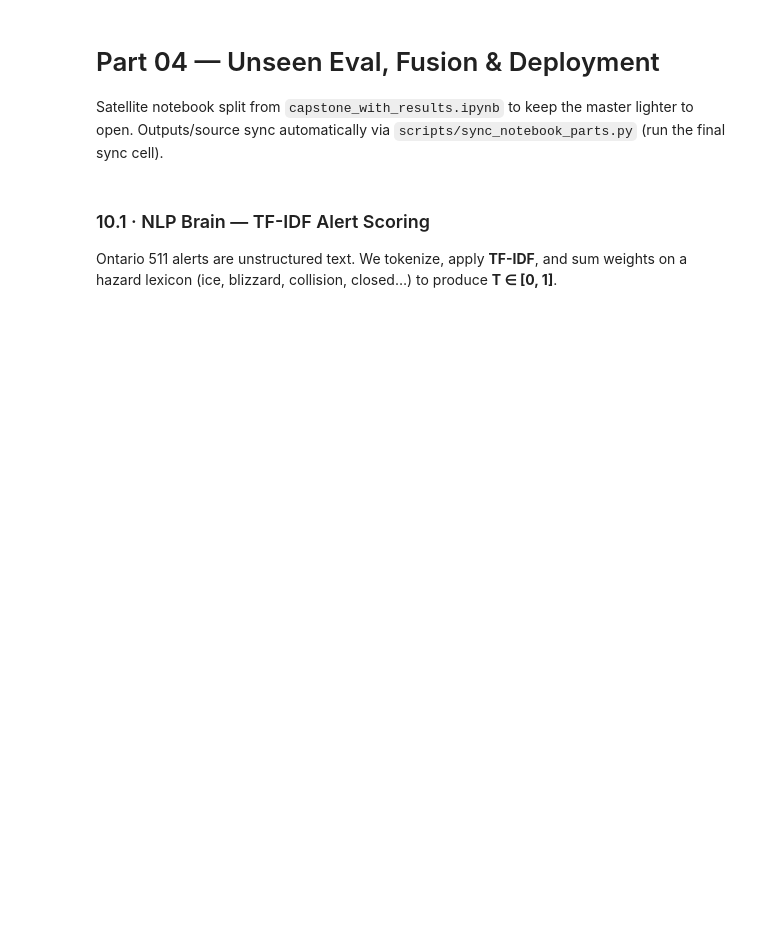
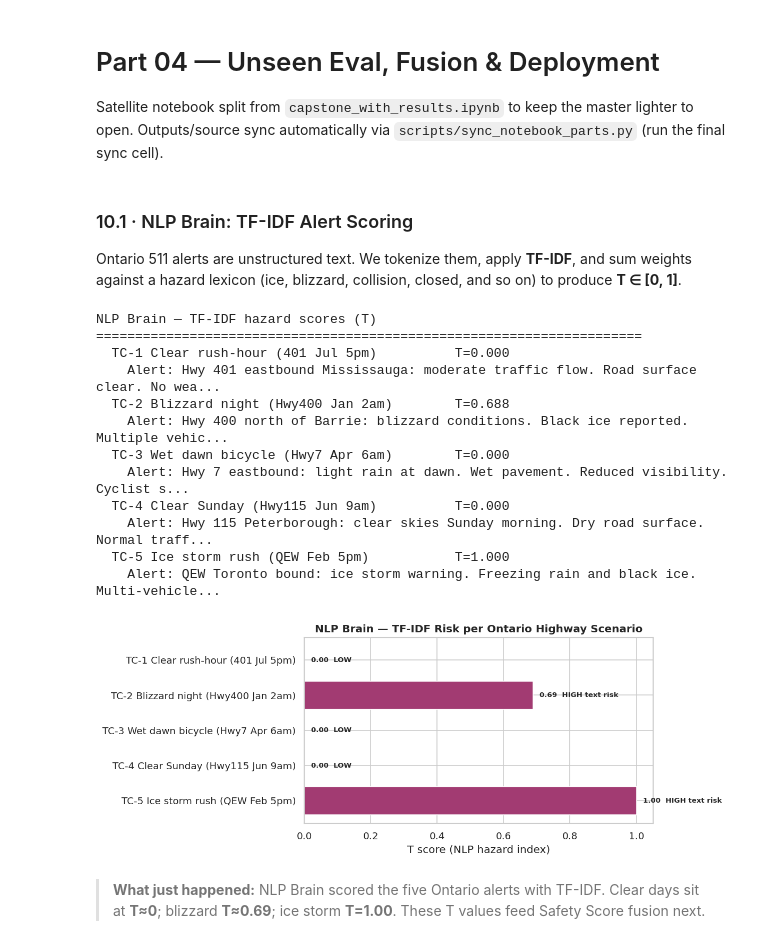
Before and after one commit to afolabi-adesina-m/Smart-Shield-AI, a Jupyter notebook: notebooks/parts/04_fusion_deploy.ipynb, the cells around one changed output. Cells and saved outputs as stored; diff of their text form; code cells hidden in the pictures; blank space fills up the shorter version.

```diff
--- a/notebooks/parts/04_fusion_deploy.ipynb
+++ b/notebooks/parts/04_fusion_deploy.ipynb
@@ -44,37 +44,55 @@ import matplotlib.pyplot as plt  # noqa: F401
 print(f"Part notebook ready | root={REPO_ROOT} | TORCH_OK={TORCH_OK} | DATA={DATA}")
 print("When finished: run the last cell to sync outputs → capstone_with_results.ipynb")
 # %% [markdown]
-### 10.1 · NLP Brain — TF-IDF Alert Scoring
+### 10.1 · NLP Brain: TF-IDF Alert Scoring
 
-Ontario 511 alerts are unstructured text. We tokenize, apply **TF-IDF**, and sum
-weights on a hazard lexicon (ice, blizzard, collision, closed…) to produce **T ∈ [0, 1]**.
+Ontario 511 alerts are unstructured text. We tokenize them, apply **TF-IDF**, and sum
+weights against a hazard lexicon (ice, blizzard, collision, closed, and so on) to produce **T ∈ [0, 1]**.
 # %%
-# ── 10.1  NLP Brain (TF-IDF) ─────────────────────────────────────────────────
+# 10.1 NLP Brain (TF-IDF)
 from nlp_brain import fit_tfidf, score_all_scenarios, SCENARIO_ALERTS, t_score_from_text
 
 tfidf_vec = fit_tfidf()
 nlp_rows = score_all_scenarios(tfidf_vec)
 
 print("NLP Brain — TF-IDF hazard scores (T)")
 print("=" * 70)
 for name, snippet, t in nlp_rows:
     print(f"  {name[:42]:<42}  T={t:.3f}")
     print(f"    Alert: {snippet}")
 print()
 
 # Bar chart
 import pandas as pd
 df_nlp = pd.DataFrame(nlp_rows, columns=["Scenario", "Alert", "T_score"])
 fig, ax = plt.subplots(figsize=(10, 4))
 bars = ax.barh(df_nlp["Scenario"], df_nlp["T_score"], color="#A23B72", edgecolor="white")
 ax.set_xlim(0, 1.05)
 ax.set_xlabel("T score (NLP hazard index)")
 ax.set_title("NLP Brain — TF-IDF Risk per Ontario Highway Scenario", fontweight="bold")
 ax.invert_yaxis()
 for bar, val in zip(bars, df_nlp["T_score"]):
-    ax.text(val + 0.02, bar.get_y() + bar.get_height()/2, f"{val:.2f}", va="center")
+    band = "HIGH text risk" if val >= 0.6 else ("MED" if val >= 0.3 else "LOW")
+    ax.text(val + 0.02, bar.get_y() + bar.get_height()/2,
+            f"{val:.2f}  {band}", va="center", fontsize=8, fontweight="bold")
 plt.tight_layout()
 plt.show()
+# %% [output]
+NLP Brain — TF-IDF hazard scores (T)
+======================================================================
+  TC-1 Clear rush-hour (401 Jul 5pm)          T=0.000
+    Alert: Hwy 401 eastbound Mississauga: moderate traffic flow. Road surface clear. No wea...
+  TC-2 Blizzard night (Hwy400 Jan 2am)        T=0.688
+    Alert: Hwy 400 north of Barrie: blizzard conditions. Black ice reported. Multiple vehic...
+  TC-3 Wet dawn bicycle (Hwy7 Apr 6am)        T=0.000
+    Alert: Hwy 7 eastbound: light rain at dawn. Wet pavement. Reduced visibility. Cyclist s...
+  TC-4 Clear Sunday (Hwy115 Jun 9am)          T=0.000
+    Alert: Hwy 115 Peterborough: clear skies Sunday morning. Dry road surface. Normal traff...
+  TC-5 Ice storm rush (QEW Feb 5pm)           T=1.000
+    Alert: QEW Toronto bound: ice storm warning. Freezing rain and black ice. Multi-vehicle...
+[figure, added]
+# %% [markdown]
+> **What just happened:** NLP Brain scored the five Ontario alerts with TF-IDF. Clear days sit at **T≈0**; blizzard **T≈0.69**; ice storm **T=1.00**. These T values feed Safety Score fusion next.
 # %% [markdown]
 ### 10.2 · Safety Score Fusion (T + V + E → S)
 
```
Also changed, not shown: parts of 10 cells of this notebook, 24 other files.
